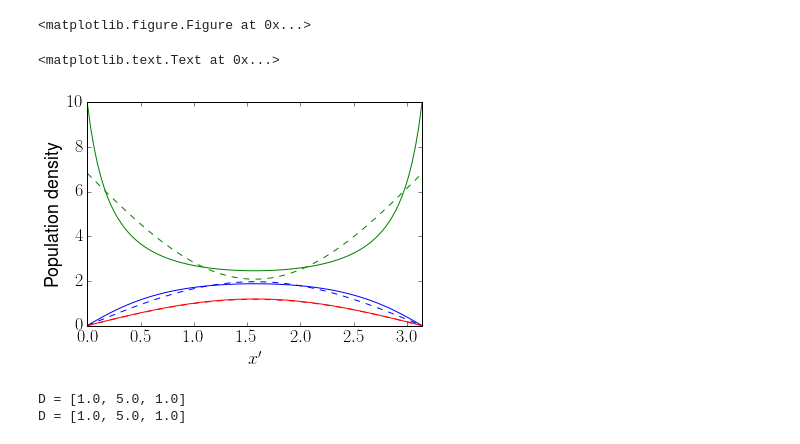
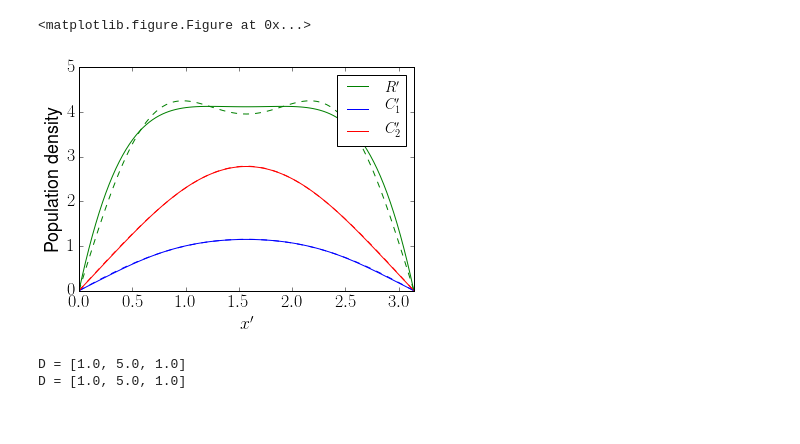
Before and after one commit to reand705/IGP, a Jupyter notebook: Bif_Numerical_Integration_vs_Var_method.ipynb, the cells around one changed output. Drawn from its saved outputs; the diff is of its cells as text; code cells hidden in the pictures.

```diff
--- a/Bif_Numerical_Integration_vs_Var_method.ipynb
+++ b/Bif_Numerical_Integration_vs_Var_method.ipynb
@@ -26,62 +26,80 @@ Tmax = 400.0
 # %%
 #plot both populations across space
 
-DR = 0.0
+DR = 1.0
 D1 = 1.0
 D2 = 2.0
-mu = 10
+mu = 20
 l = 1
 d_r = DR/l**2
 d_1 = D1/l**2
 d_2 = D2/l**2
 t = np.linspace(0,Tmax,N)
 x = np.linspace(0,np.pi,M)
 m1 = 0.9
 m2 = 0.9
 gamma = 0.5
 alpha = 0.9
 beta = 1
 
-ORDER = 1
+ORDER = 3
 
-sol_num = np.load('Method_Of_LinesIGP_DR=%.3f,D1=%.3f,D2=%.3f,l=%.3f,mu=%.3f,gamma=%.3f,alpha=%.f,beta=%.f.npy'
+sol_num = np.load('Method_Of_LinesIGP_l=%.3f,DR=%.3f,D1=%.3f,D2=%.3f,mu=%.3f,gamma=%.3f,alpha=%.f,beta=%.f.npy'
             % (l,DR,D1,D2,mu,gamma,alpha,beta))
 
-sol_var = np.load('Var_Method_ORDER=%d_DR=%.3f,D1=%.3f,D2=%.3f,l=%.3f,mu=%.3f,gamma=%.3f,alpha=%.f,beta=%.f.npy'
+sol_var = np.load('Var_Method_ORDER=%d_l=%.3f,DR=%.3f,D1=%.3f,D2=%.3f,mu=%.3f,gamma=%.3f,alpha=%.f,beta=%.f.npy'
             % (ORDER,l,DR,D1,D2,mu,gamma,alpha,beta))
 
 R = np.transpose(sol_num[:,0:M])
 C1 = np.transpose(sol_num[:,M:2*(M)])
 C2 = np.transpose(sol_num[:,2*(M):])
-plt.plot(x,R[0:M,-1],color = 'green')
-plt.plot(x,C1[0:M,-1],color = 'blue')
-plt.plot(x,C2[0:M,-1],color = 'red')
+plt.plot(x,R[0:M,-1],color = 'green',label = r"$R'$")
+plt.plot(x,C1[0:M,-1],color = 'blue',label = r"$C_1'$")
+plt.plot(x,C2[0:M,-1],color = 'red',label = r"$C_2'$")
 
 if d_r > 0:
 
-    R = np.transpose(sol_var[:,0])
-    C1 = np.transpose(sol_var[:,1])
-    C2 = np.transpose(sol_var[:,2])
-    plt.plot(x,R[-1]*np.sin(x),color = 'green',ls='--')
-    plt.plot(x,C1[-1]*np.sin(x),color = 'blue',ls='--')
-    plt.plot(x,C2[-1]*np.sin(x),color = 'red',ls='--')
+    if ORDER == 1:
+
+        R = np.transpose(sol_var[:,0])
+        C1 = np.transpose(sol_var[:,1])
+        C2 = np.transpose(sol_var[:,2])
+        plt.plot(x,R[-1]*np.sin(x),color = 'green',ls='--')
+        plt.plot(x,C1[-1]*np.sin(x),color = 'blue',ls='--')
+        plt.plot(x,C2[-1]*np.sin(x),color = 'red',ls='--')
+
+    elif ORDER == 3:
+
+        U1 = sol_var[:,0]
+        U2 = sol_var[:,1]
+        U3 = sol_var[:,2]
+        U4 = sol_var[:,3]
+        U5 = sol_var[:,4]
+        U6 = sol_var[:,5]
+
+        plt.plot(x,U1[-1]*np.sin(x) + U2[-1]*np.sin(3*x), color = 'green',ls='--')
+        plt.plot(x,U3[-1]*np.sin(x) + U4[-1]*np.sin(3*x), color = 'blue',ls='--')
+        plt.plot(x,U5[-1]*np.sin(x) + U6[-1]*np.sin(3*x), color = 'red',ls='--')
 
 elif d_r == 0:
 
-    B1 = np.transpose(sol_var[:,0])
-    B2 = np.transpose(sol_var[:,1])
-    C1 = np.transpose(sol_var[:,2])
-    C2 = np.transpose(sol_var[:,3])
-    plt.plot(x,B1[-1] - B2[-1]*np.sin(x),color = 'green',ls='--')
-    plt.plot(x,C1[-1]*np.sin(x),color = 'blue',ls='--')
-    plt.plot(x,C2[-1]*np.sin(x),color = 'red',ls='--')
+    if ORDER == 1:
 
-plt.axis([0,np.pi,0,10])
+        B1 = np.transpose(sol_var[:,0])
+        B2 = np.transpose(sol_var[:,1])
+        C1 = np.transpose(sol_var[:,2])
+        C2 = np.transpose(sol_var[:,3])
+        plt.plot(x,B1[-1] - B2[-1]*np.sin(x),color = 'green',ls='--')
+        plt.plot(x,C1[-1]*np.sin(x),color = 'blue',ls='--')
+        plt.plot(x,C2[-1]*np.sin(x),color = 'red',ls='--')
+
+plt.axis([0,np.pi,0,5])
 plt.xlabel(r"$x'$")
 plt.ylabel("Population density")
+plt.legend(loc = 'best',prop={'size':15})
+#plt.savefig("Pop_Dens_ORDER=%d_l=%.3f,DR=%.3f,D1=%.3f,D2=%.3f,mu=%.3f,gamma=%.3f,alpha=%.f,beta=%.f.png" % (ORDER,l,DR,D1,D2,mu,gamma,alpha,beta))
 # %% [output]
-<matplotlib.text.Text at 0x...>
-[figure, old version]
+[figure, new version]
 # %%
 #Imprima os diagramas de bifurcação que compara a integração númerica direta da EDP com as EDOs do método variacional
 #Atenção para os nomes dos arquivos
```
Also changed, not shown: 2 other files.
